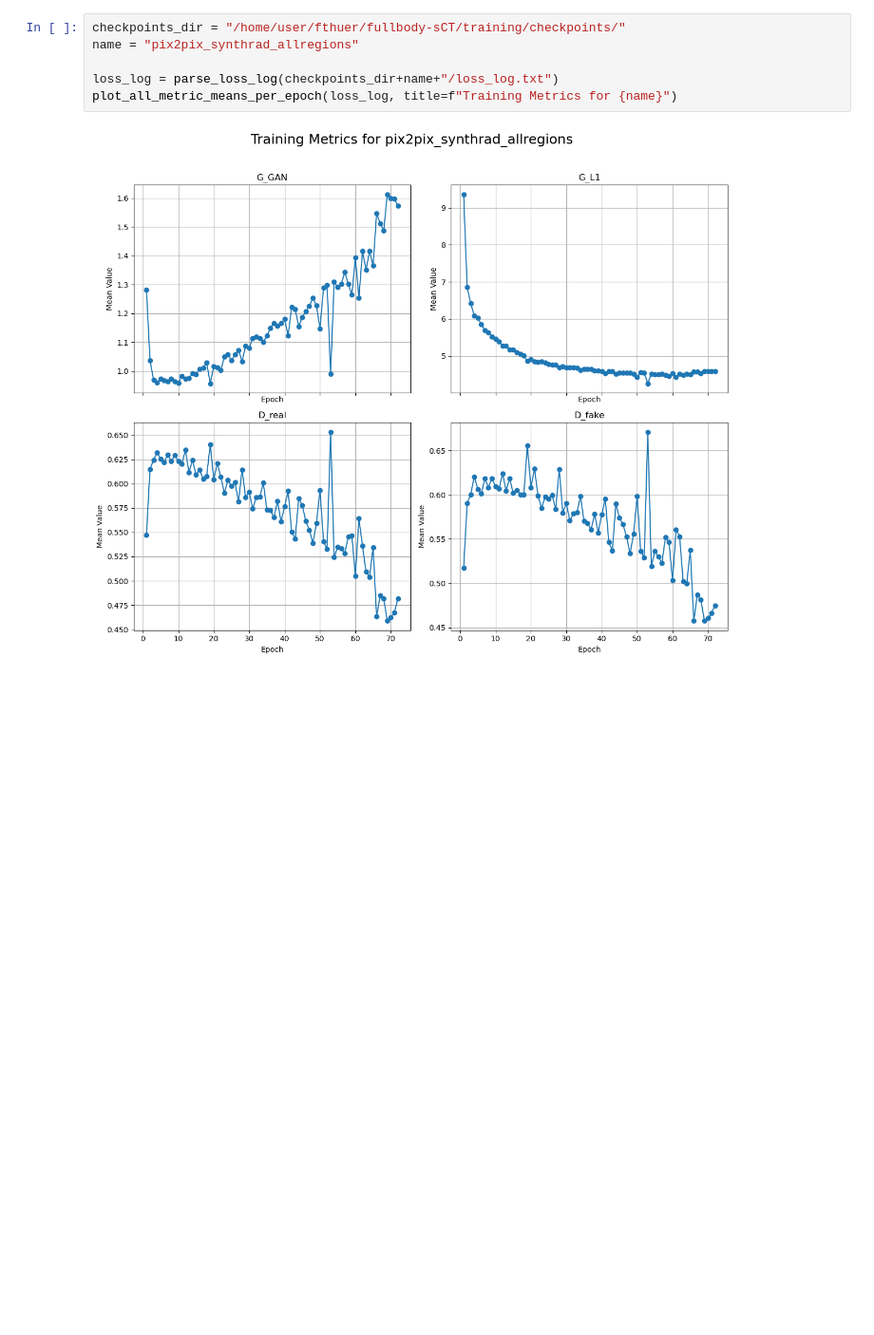
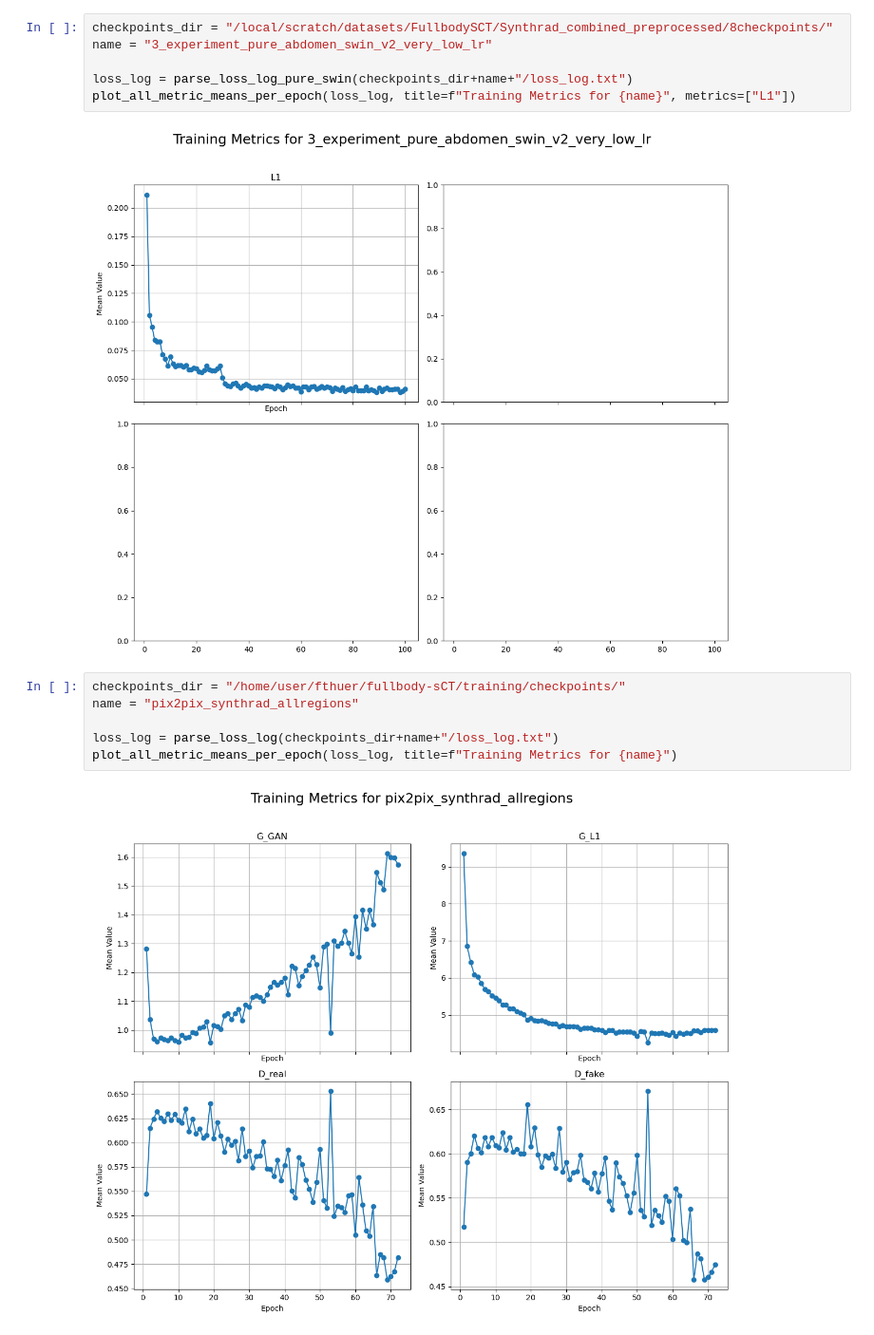
Before and after one commit to NicSchuler/fullbody-sCT, a Jupyter notebook: training/checkpoints/visualize_training_progress.ipynb, the cells around one changed output. Shown at 95% size. Drawn from its saved outputs; the diff is of its cells as text; blank space fills up the shorter version.

```diff
--- a/training/checkpoints/visualize_training_progress.ipynb
+++ b/training/checkpoints/visualize_training_progress.ipynb
@@ -118,3 +152,11 @@ plot_all_metric_means_per_epoch(loss_log, title=f"Training Metrics for {name}")
+# %%
+checkpoints_dir = "/local/scratch/datasets/FullbodySCT/Synthrad_combined_preprocessed/8checkpoints/"
+name = "3_experiment_pure_abdomen_swin_v2_very_low_lr"
+
+loss_log = parse_loss_log_pure_swin(checkpoints_dir+name+"/loss_log.txt")
+plot_all_metric_means_per_epoch(loss_log, title=f"Training Metrics for {name}", metrics=["L1"])
+# %% [output]
+[figure, added]
 # %%
 checkpoints_dir = "/home/user/fthuer/fullbody-sCT/training/checkpoints/"
 name = "pix2pix_synthrad_allregions"
```
Also changed, not shown: parts of 6 cells of this notebook, 12 other files.
